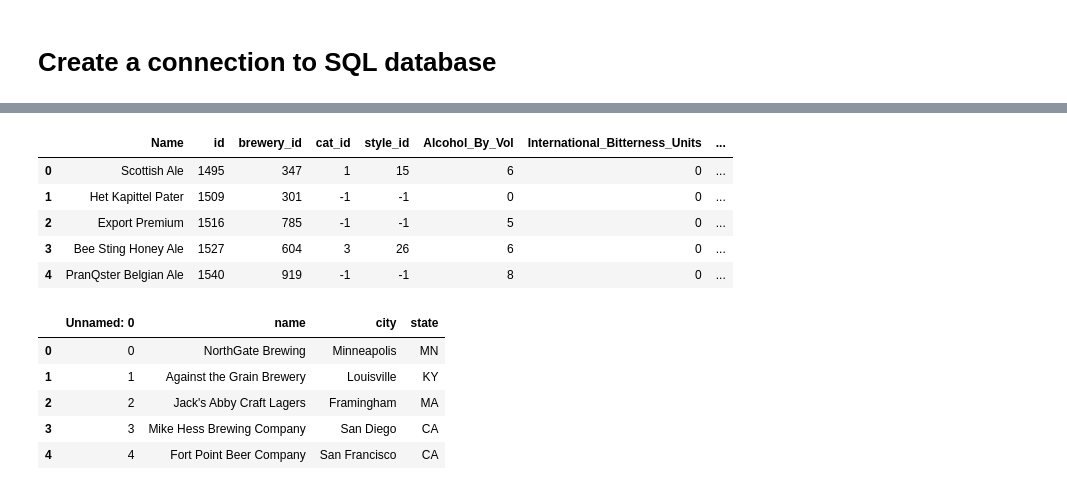
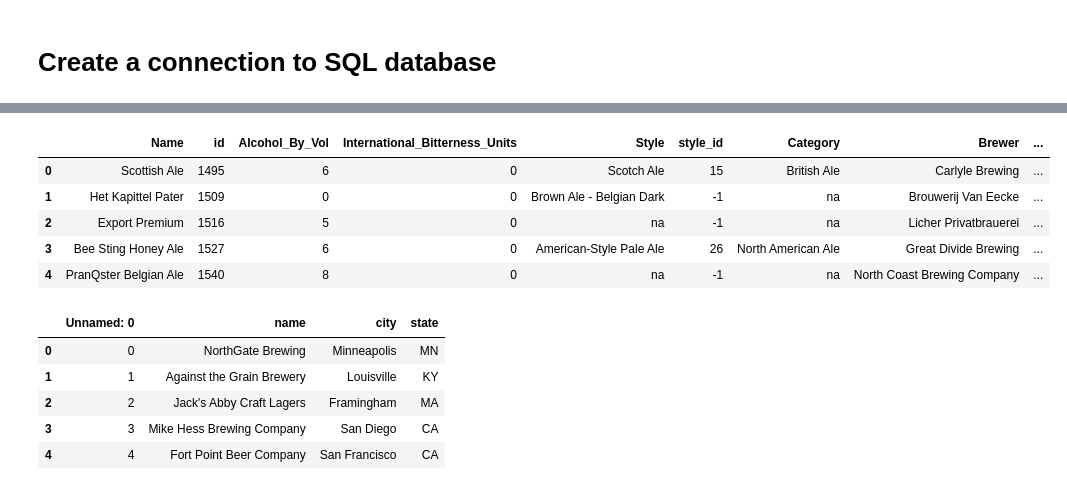
Before and after one commit to j1-aggie/Beers-of-the-USA, a Jupyter notebook: Analysis_JMJ.ipynb, the cells around one changed output, grey strips where cells are left out. Cells and saved outputs as stored; diff of their text form; code cells hidden in the pictures.

```diff
--- a/Analysis_JMJ.ipynb
+++ b/Analysis_JMJ.ipynb
@@ -272,12 +272,12 @@ GlobalBeer_df.to_sql(name = "openBeer", con=engine, if_exists='append', index=Fa
 # %%
-pd.read_sql_query('select * from openBeer', con=engine).head()
+pd.read_sql_query('select * from openbeer', con=engine).head()
 # %% [output]
-|  | Name | id | brewery_id | cat_id | style_id | Alcohol_By_Vol | International_Bitterness_Units | ... |
-| 0 | Scottish Ale | 1495 | 347 | 1 | 15 | 6 | 0 | ... |
-| 1 | Het Kapittel Pater | 1509 | 301 | -1 | -1 | 0 | 0 | ... |
-| 2 | Export Premium | 1516 | 785 | -1 | -1 | 5 | 0 | ... |
-| 3 | Bee Sting Honey Ale | 1527 | 604 | 3 | 26 | 6 | 0 | ... |
-| 4 | PranQster Belgian Ale | 1540 | 919 | -1 | -1 | 8 | 0 | ... |
+|  | Name | id | Alcohol_By_Vol | International_Bitterness_Units | Style | style_id | Category | Brewer | ... |
+| 0 | Scottish Ale | 1495 | 6 | 0 | Scotch Ale | 15 | British Ale | Carlyle Brewing | ... |
+| 1 | Het Kapittel Pater | 1509 | 0 | 0 | Brown Ale - Belgian Dark | -1 | na | Brouwerij Van Eecke | ... |
+| 2 | Export Premium | 1516 | 5 | 0 | na | -1 | na | Licher Privatbrauerei | ... |
+| 3 | Bee Sting Honey Ale | 1527 | 6 | 0 | American-Style Pale Ale | 26 | North American Ale | Great Divide Brewing | ... |
+| 4 | PranQster Belgian Ale | 1540 | 8 | 0 | na | -1 | na | North Coast Brewing Company | ... |
 # %%
 brewery_df.to_sql(name = "breweries", con=engine, if_exists='append', index=False)
 # %%
```
Also changed, not shown: parts of 11 cells of this notebook, 6 other files.
